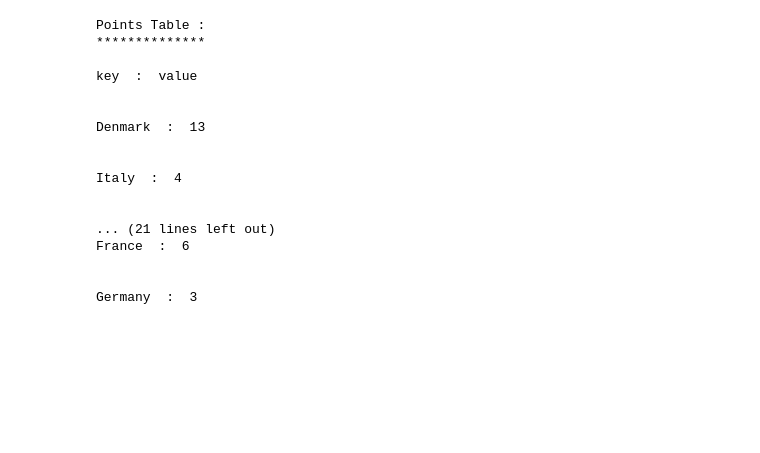
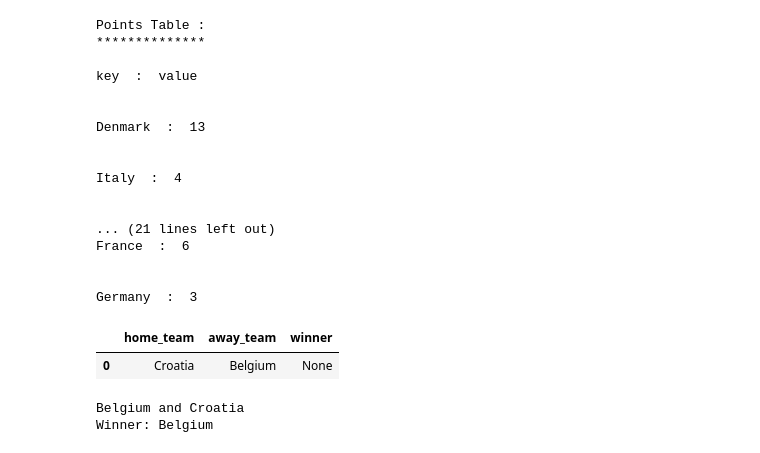
Before and after one commit to rahulsinha1/Data-Mining-on-International-Football-Results, a Jupyter notebook: Analysis of International Soccer Results.ipynb, the cells around one changed output. Cells and saved outputs as stored; diff of their text form; code cells hidden in the pictures; blank space fills up the shorter version.

```diff
--- a/Analysis of International Soccer Results.ipynb
+++ b/Analysis of International Soccer Results.ipynb
@@ -434,3 +434,12 @@ France  :  6
 Germany  :  3
 # %%
 #We can conclude that Croatia and Belgium topped the respective groups based on the group matches results
+# %%
+#Predicting the final match and assuming that Croatia is the home team for the final match.
+final_pred = []
+final_pred.append({'home_team': 'Croatia', 'away_team': 'Belgium', 'winner': None})
+final_pred = pd.DataFrame(final_pred)
+final_pred.head()
+# %% [output]
+|  | home_team | away_team | winner |
+| 0 | Croatia | Belgium | None |
@@ -436,0 +458,9 @@ Germany  :  3
+# %%
+print(final_pred1.iloc[0, 1] + " and " + final_pred1.iloc[0, 0])
+if games_pred[0] == 2:
+        print("Winner: " + final_pred1.iloc[0, 1])
+else:
+        print("Winner: " + final_pred1.iloc[0, 0])
+# %% [output]
+Belgium and Croatia
+Winner: Belgium
```
Also changed, not shown: parts of 2 cells of this notebook.
